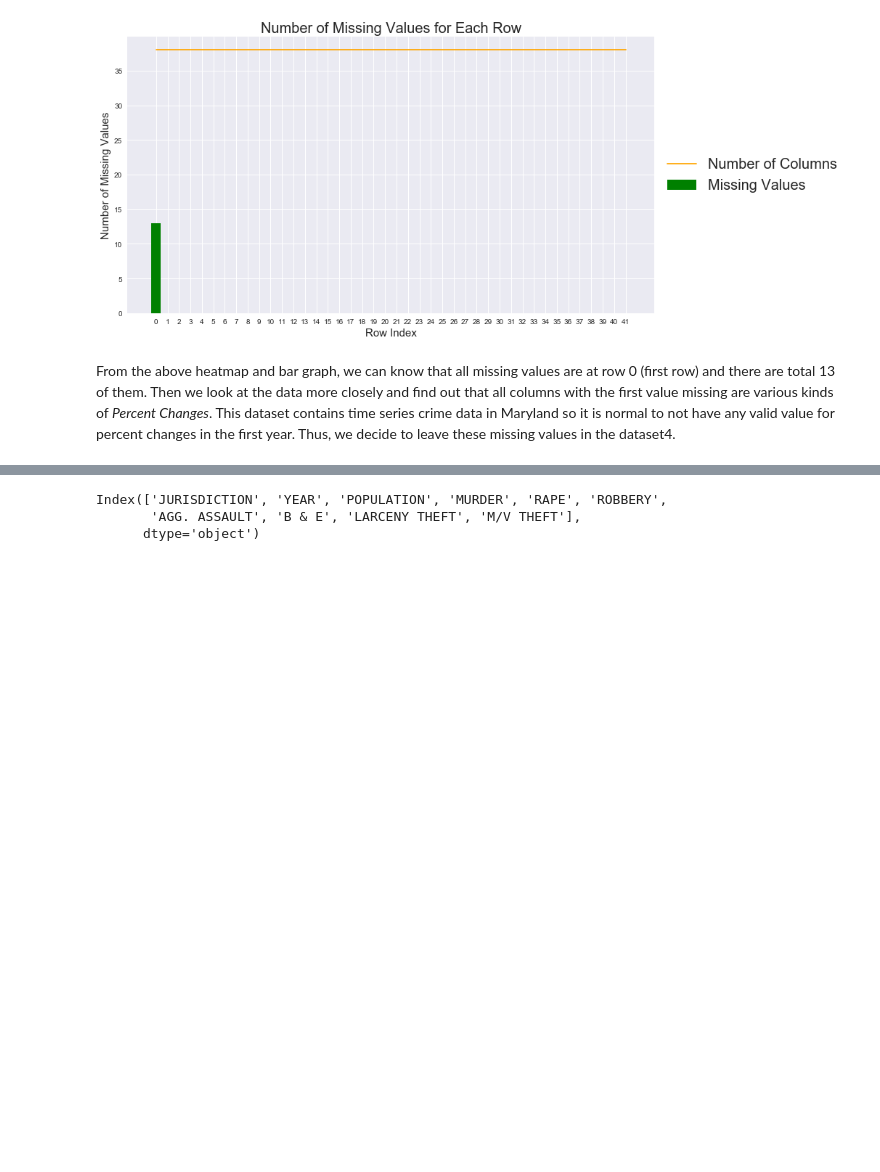
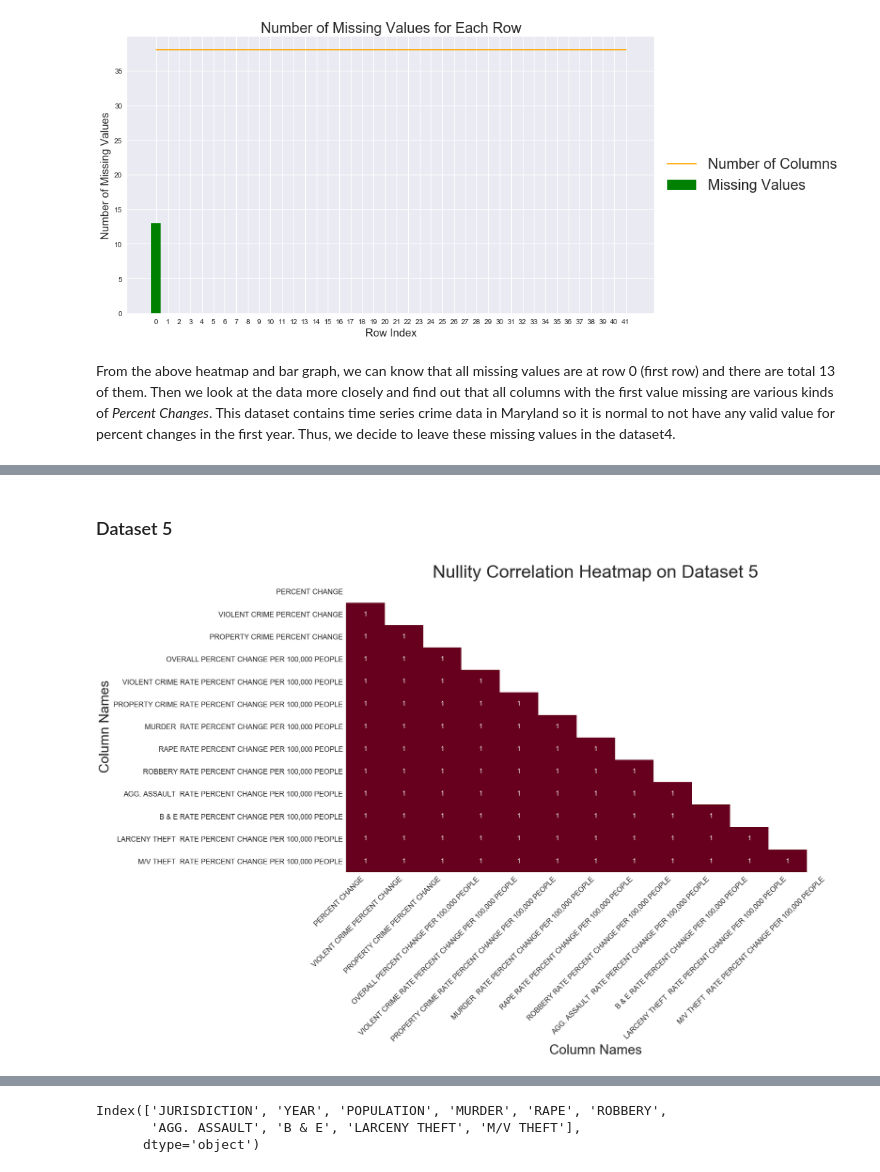
Before and after one commit to yuqiw4/ANLY-503-Project, a Jupyter notebook: Project part 1.ipynb, the cells around one changed output, grey strips where cells are left out. Cells and saved outputs as stored; diff of their text form; code cells hidden in the pictures; blank space fills up the shorter version.

```diff
--- a/Project part 1.ipynb
+++ b/Project part 1.ipynb
@@ -72,0 +166,11 @@ From the above heatmap and bar graph, we can know that all missing values are at
+# %% [markdown]
+### Dataset 5
+# %%
+msno.heatmap(data5)
+plt.xlabel('Column Names', fontsize=30)
+plt.ylabel('Column Names', fontsize=30)
+plt.title('Nullity Correlation Heatmap on Dataset 5', fontsize=40)
+plt.show()
+plt.close()
+# %% [output]
+[figure, added]
```
Also changed, not shown: parts of 77 cells of this notebook.
